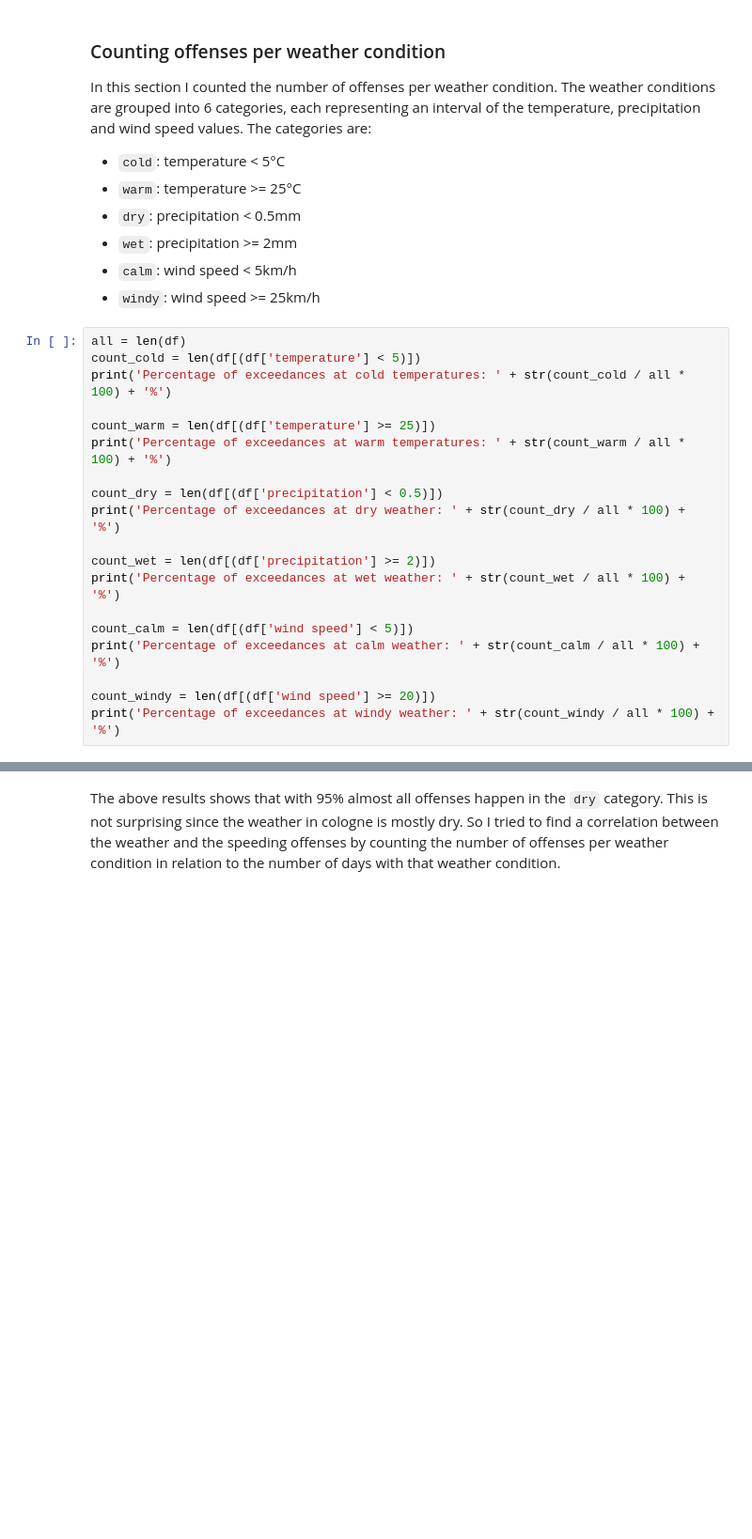
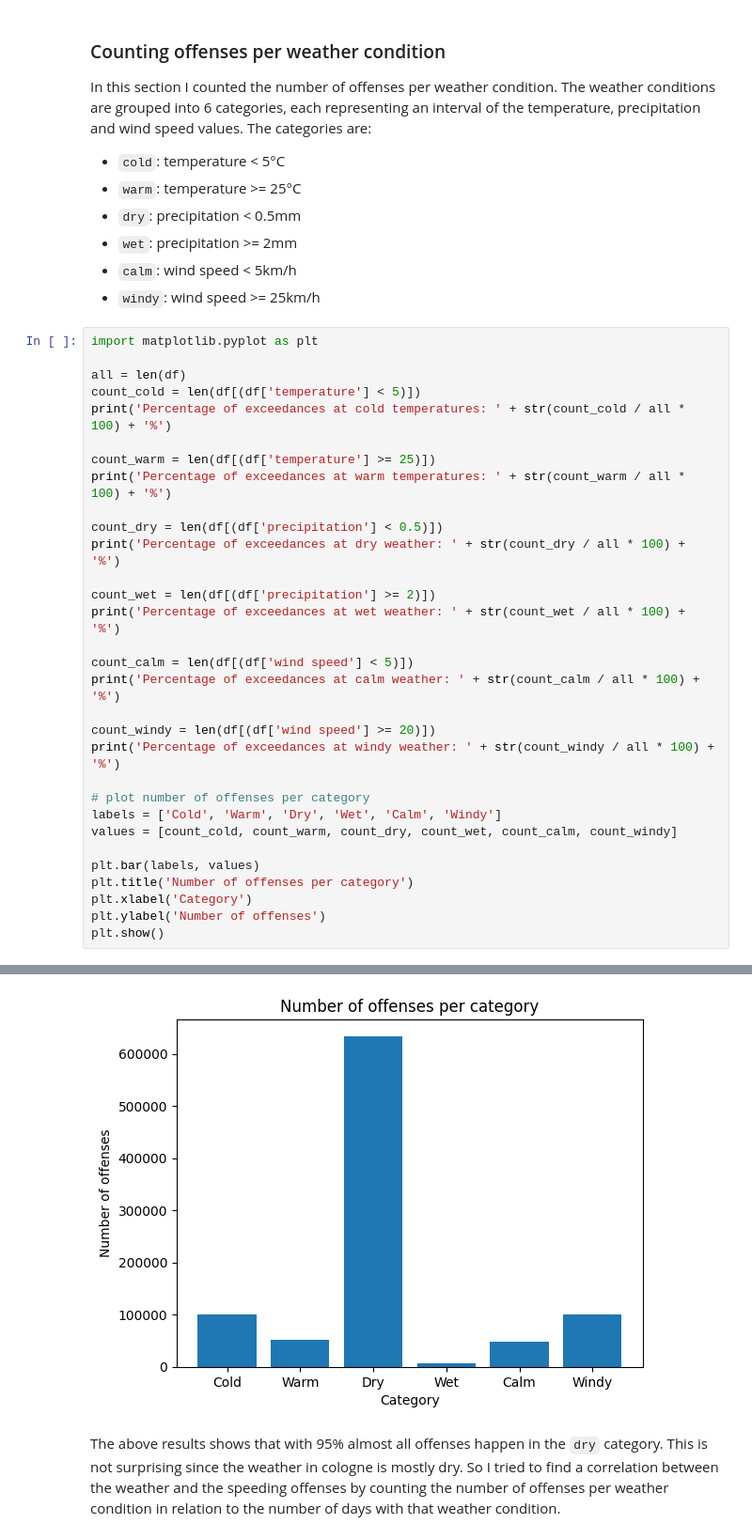
Before and after one commit to derwehr/2023-saki, a Jupyter notebook: report.ipynb, the cells around one changed output, grey strips where cells are left out. Shown: that part at 94% size. Cells and saved outputs as stored; diff of their text form; blank space fills up the shorter version.

Commit message:
add data visualizations

```diff
--- a/report.ipynb
+++ b/report.ipynb
@@ -65,6 +66,8 @@ In this section I counted the number of offenses per weather condition. The weat
 - `calm`: wind speed < 5km/h
 - `windy`: wind speed >= 25km/h
 # %%
+import matplotlib.pyplot as plt
+
 all = len(df)
 count_cold = len(df[(df['temperature'] < 5)])
 print('Percentage of exceedances at cold temperatures: ' + str(count_cold / all * 100) + '%')
@@ -83,4 +86,14 @@ print('Percentage of exceedances at calm weather: ' + str(count_calm / all * 100
 
 count_windy = len(df[(df['wind speed'] >= 20)])
 print('Percentage of exceedances at windy weather: ' + str(count_windy / all * 100) + '%')
+
+# plot number of offenses per category
+labels = ['Cold', 'Warm', 'Dry', 'Wet', 'Calm', 'Windy']
+values = [count_cold, count_warm, count_dry, count_wet, count_calm, count_windy]
+
+plt.bar(labels, values)
+plt.title('Number of offenses per category')
+plt.xlabel('Category')
+plt.ylabel('Number of offenses')
+plt.show()
 # %% [output]
@@ -93,3 +106,4 @@ Percentage of exceedances at windy weather: 14.993675202889275%
+[figure, added]
 # %% [markdown]
 The above results shows that with 95% almost all offenses happen in the `dry` category. This is not surprising since the weather in cologne is mostly dry. So I tried to find a correlation between the weather and the speeding offenses by counting the number of offenses per weather condition in relation to the number of days with that weather condition.
 # %% [markdown]
```
Also changed, not shown: parts of 3 cells of this notebook.
